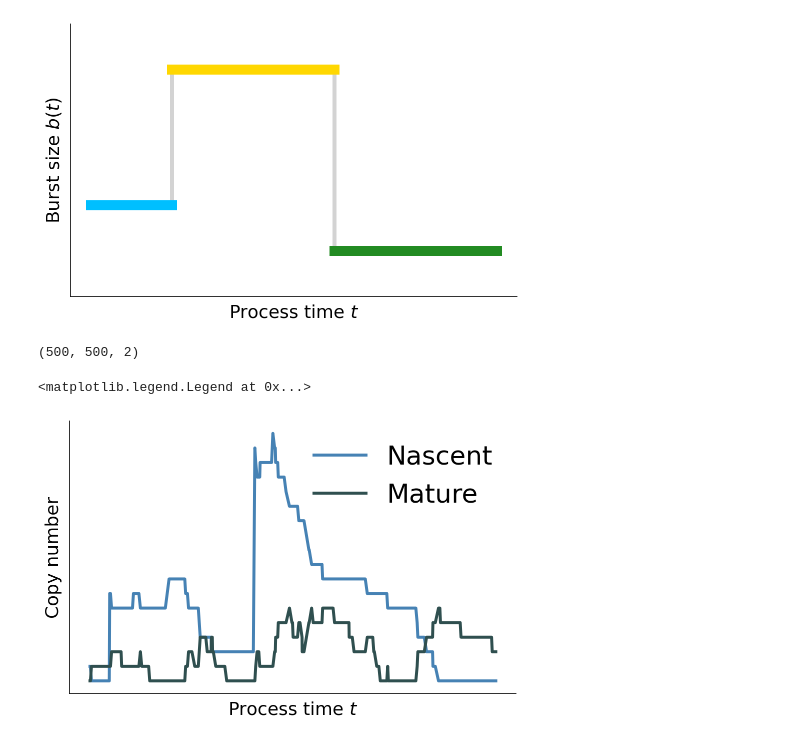
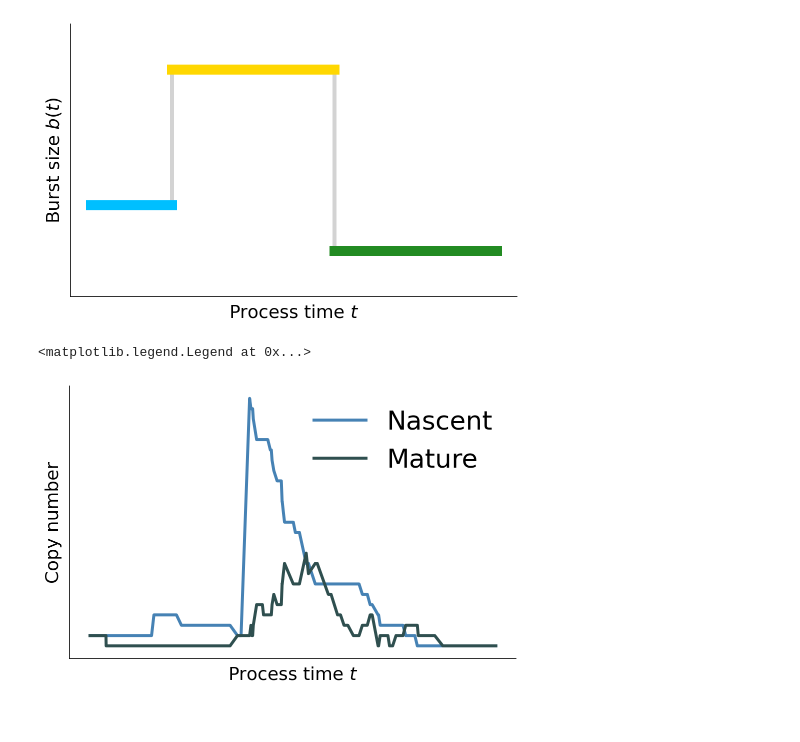
Before and after one commit to pachterlab/GVP_2023, a Jupyter notebook: gg230119_reactors.ipynb, the cells around one changed output. Cells and saved outputs as stored; diff of their text form; code cells hidden in the pictures.

```diff
--- a/gg230119_reactors.ipynb
+++ b/gg230119_reactors.ipynb
@@ -663,27 +850,24 @@ X = samples[:,:,1:].astype(int)
-# %%
-X.shape
-# %% [output]
-(500, 500, 2)
 # %%
+cellind = 39
 fig1,ax1 = plt.subplots(1,1,figsize=dims)
-ax1.plot(t_arr,X[3,:,0],label='Nascent',linewidth=3,color="steelblue")
-ax1.plot(t_arr,X[3,:,1],label='Mature',linewidth=3,color="darkslategray")
+ax1.plot(t_true_sim,X[cellind,:,0],label='Nascent',linewidth=3,color="steelblue")
+ax1.plot(t_true_sim,X[cellind,:,1],label='Mature',linewidth=3,color="darkslategray")
 # st = switch_times+[T]
 # for k in range(2):
 #     ax1.plot([st[k+1]]*2,[burst_size_values[k],burst_size_values[k+1]],color='lightgray',linewidth=4)
 # for k in range(3):
 #     ax1.plot([st[k],st[k+1]],[burst_size_values[k]]*2,linewidth=10,color=ct_colors[k])
 ax1.set_ylabel(r'Copy number',fontsize=fs)
 ax1.set_xlabel(r'Process time $t$',fontsize=fs)
 # ax1.set_ylim([0,10])
 ax1.set_xticks([])
 ax1.set_yticks([])
 ax1.spines['top'].set_visible(False)
 ax1.spines['right'].set_visible(False)
 ax1.legend(fontsize=26,frameon=False)
 # %% [output]
 <matplotlib.legend.Legend at 0x...>
-[figure, old version]
+[figure, new version]
 # %%
 Y = X[np.arange(n_cells),np.arange(n_cells)]
 # %%
```
Also changed, not shown: parts of 126 cells of this notebook, 4 other files.
